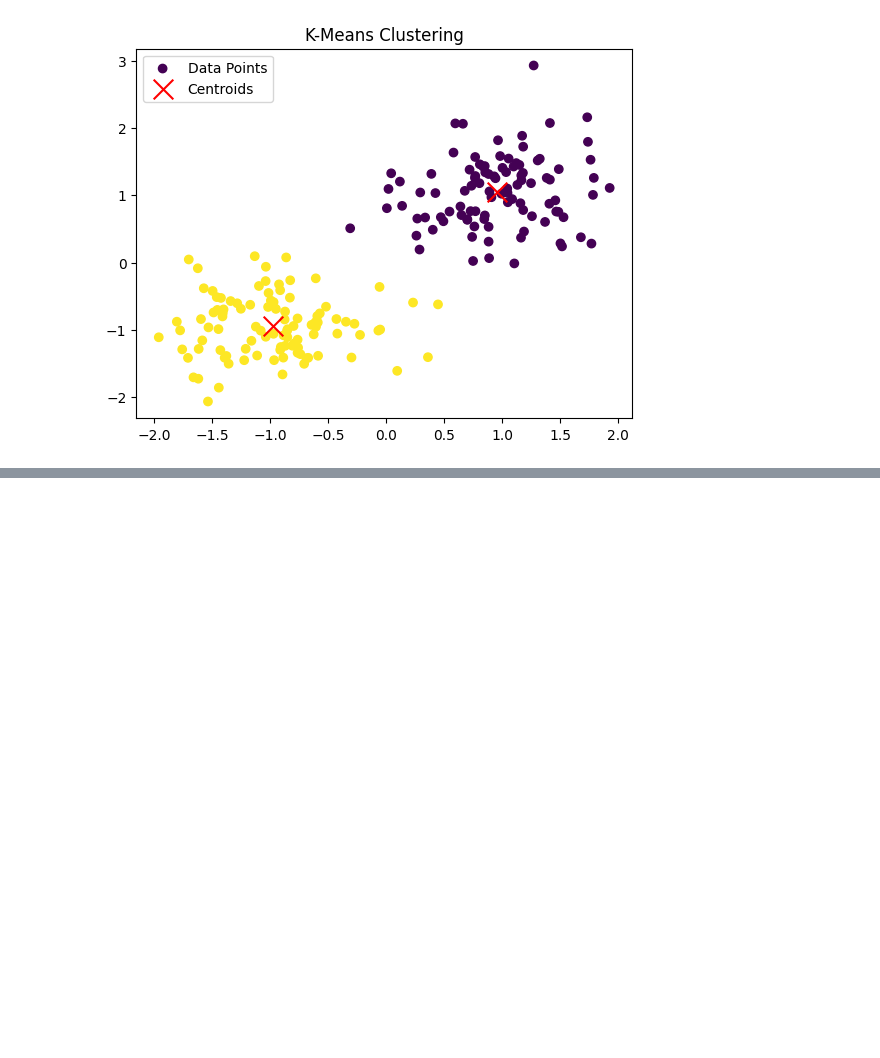
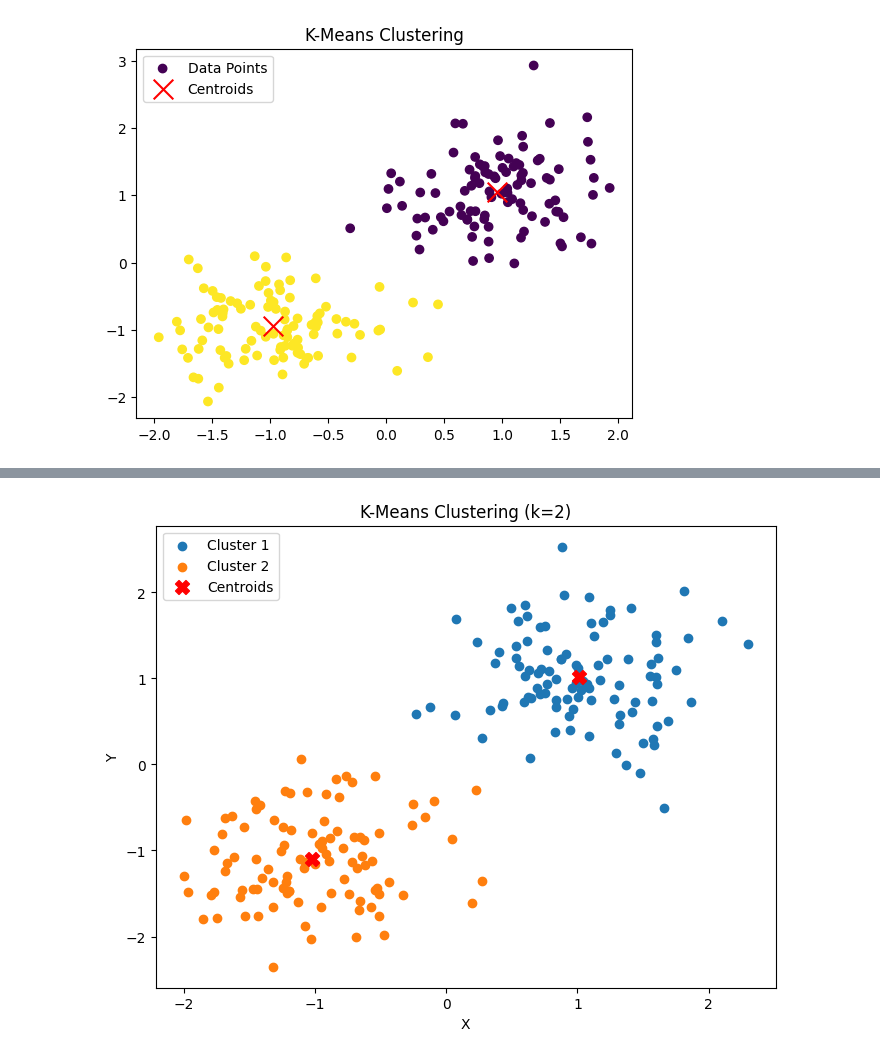
Before and after one commit to ongxuanhong/polar_duckdb_benchmarks, a Jupyter notebook: 04_kmeans.ipynb, the cells around one changed output, grey strips where cells are left out. Saved outputs shown, nothing was run; the diff lists cells and outputs as text; code cells hidden in the pictures; blank space fills up the shorter version.

Commit message:
DuckDB k-means

```diff
--- a/04_kmeans.ipynb
+++ b/04_kmeans.ipynb
@@ -329,0 +465,4 @@ plt.show()
+# %%
+# Fetch the final centroids and the assigned points
+centroids = conn.execute("SELECT * FROM centroids").fetchdf()
+centroids
@@ -329,0 +473,10 @@ plt.show()
+# %%
+assigned_points = conn.execute(
+    """
+SELECT data.point_id, data.x, data.y, nearest_centroids.centroid
+FROM data
+JOIN nearest_centroids ON data.point_id = nearest_centroids.point_id;
+"""
+).fetchdf()
+
+assigned_points
@@ -329,0 +497,34 @@ plt.show()
+# %%
+import matplotlib.pyplot as plt
+
+
+# Plot the clusters and centroids
+def plot_clusters(assigned_points, centroids):
+    plt.figure(figsize=(8, 6))
+
+    # Plot points with their assigned centroid colors
+    for i, centroid_id in enumerate(assigned_points["centroid"].unique()):
+        cluster_points = assigned_points[assigned_points["centroid"] == centroid_id]
+        plt.scatter(cluster_points["x"], cluster_points["y"], label=f"Cluster {i+1}")
+
+    # Plot centroids
+    plt.scatter(
+        centroids["x"],
+        centroids["y"],
+        color="red",
+        marker="X",
+        s=100,
+        label="Centroids",
+    )
+
+    plt.title(f"K-Means Clustering (k={k})")
+    plt.xlabel("X")
+    plt.ylabel("Y")
+    plt.legend()
+    plt.show()
+
+
+# Plot the result
+plot_clusters(assigned_points, centroids)
+# %% [output]
+[figure, added]
```
Also changed, not shown: parts of 4 cells of this notebook.
